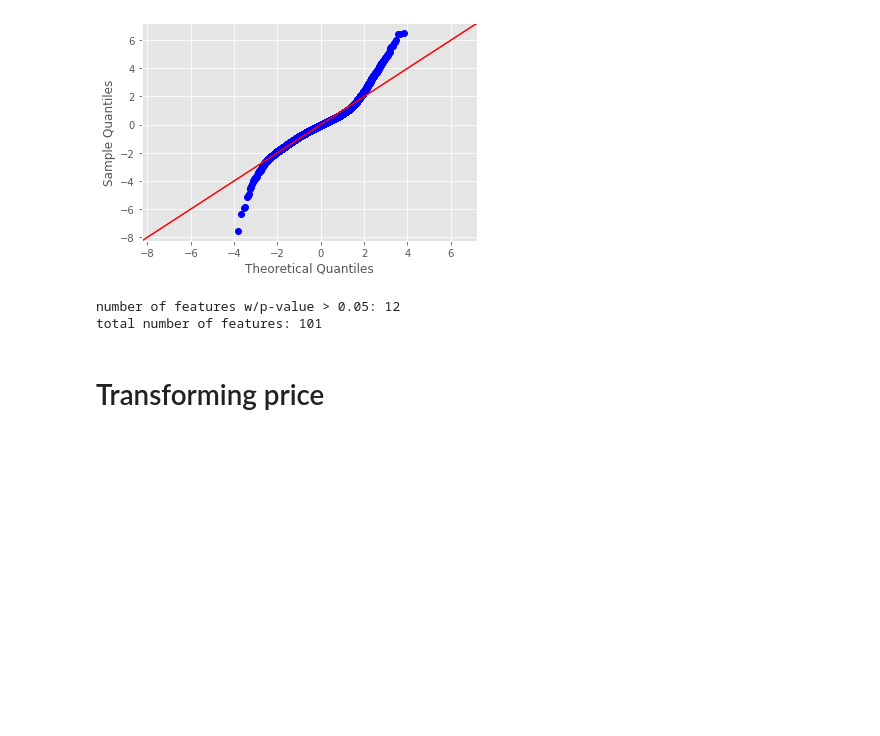
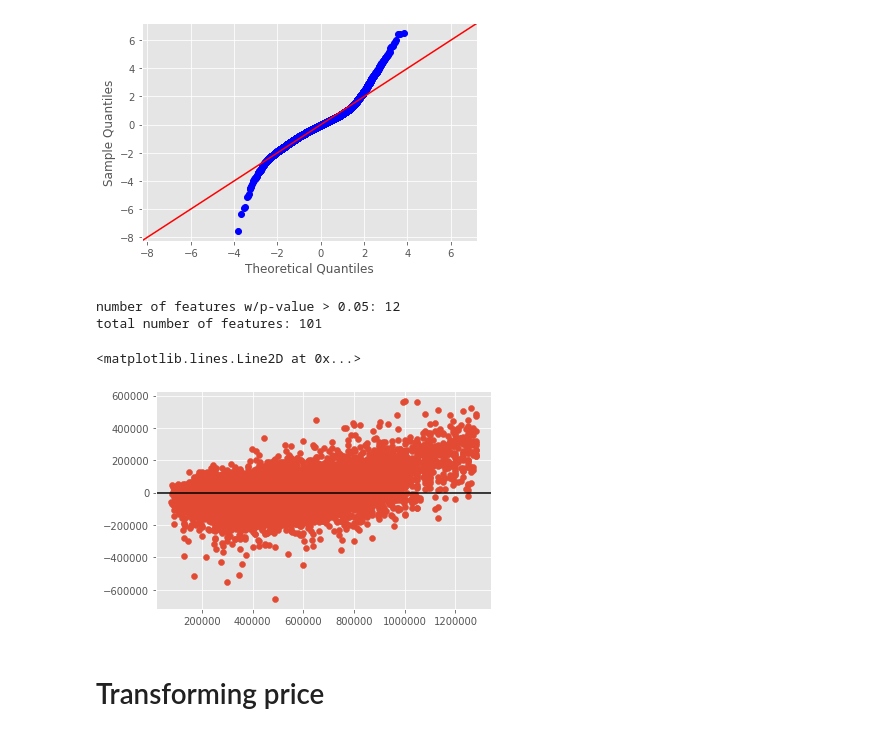
Before and after one commit to miriamsemmar/dsc-mod-2-project-v2-1-onl01-dtsc-pt-070620, a Jupyter notebook: project_part_6_final_model.ipynb, the cells around one changed output. Drawn from its saved outputs; the diff is of its cells as text; code cells hidden in the pictures; blank space fills up the shorter version.

```diff
--- a/project_part_6_final_model.ipynb
+++ b/project_part_6_final_model.ipynb
@@ -356,6 +356,12 @@ print(("total number of features: ") + str(len(x_cols)))
 # %% [output]
 number of features w/p-value > 0.05: 12
 total number of features: 101
+# %%
+plt.scatter(train_df['price'],model.resid)
+plt.axhline(0,color='black')
+# %% [output]
+<matplotlib.lines.Line2D at 0x...>
+[figure, added]
 # %% [markdown]
 # Transforming price
 # %%
```
Also changed, not shown: parts of 27 cells of this notebook, 9 other files.
